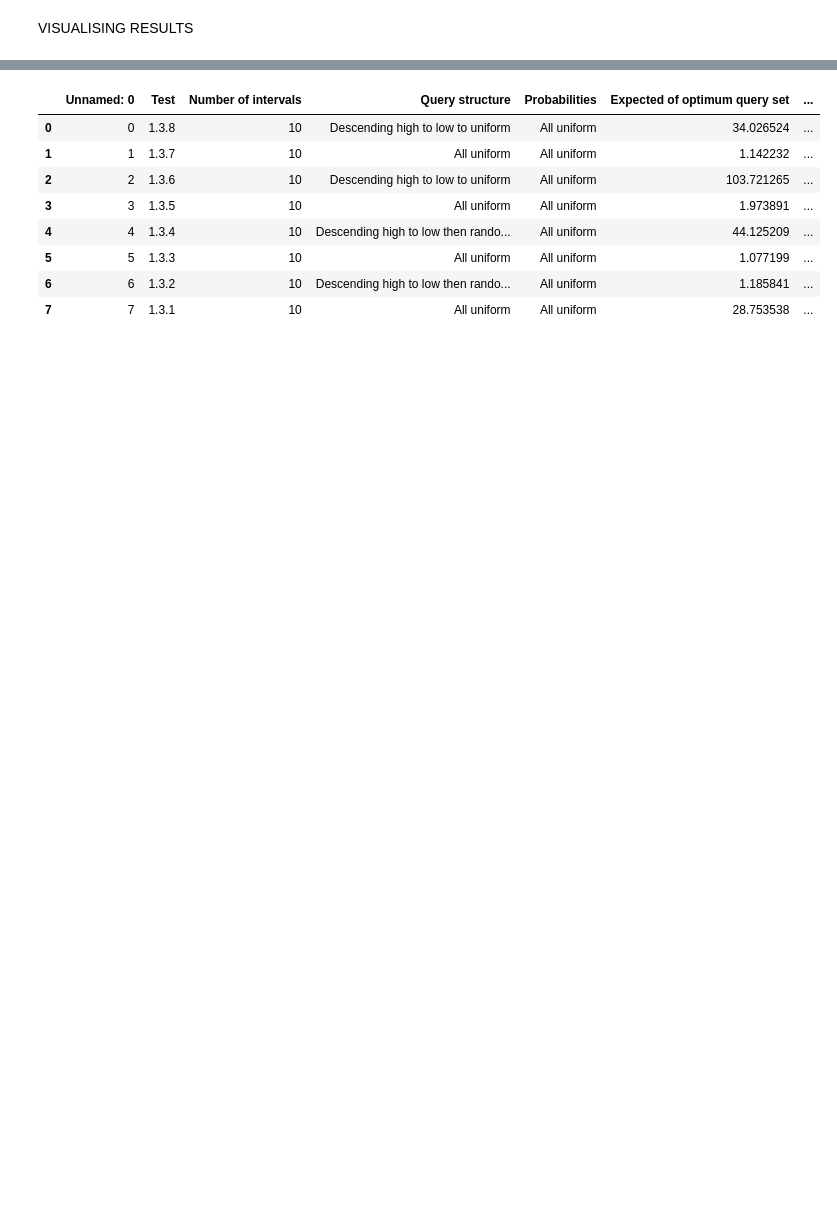
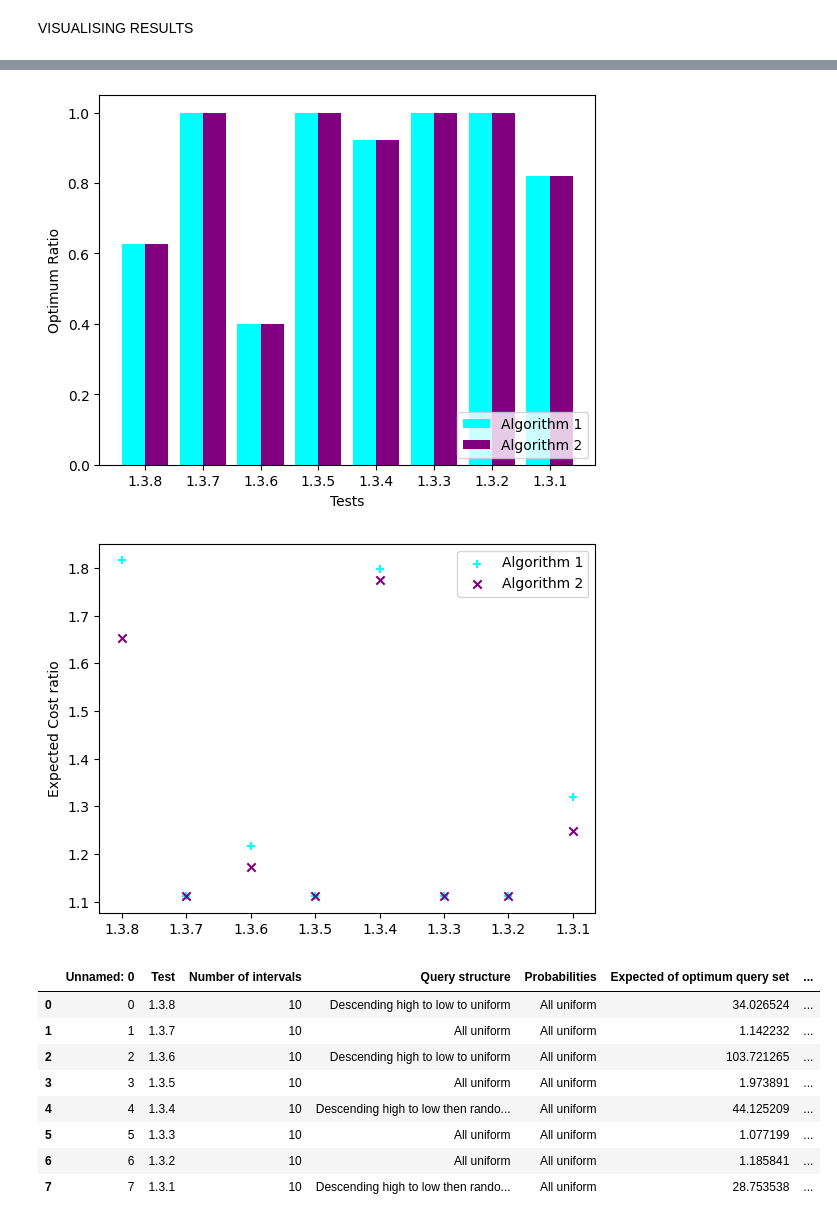
Before and after one commit to nsilz44/stochastic-querying, a Jupyter notebook: visualisations.ipynb, the cells around one changed output, grey strips where cells are left out. Saved outputs shown, nothing was run; the diff lists cells and outputs as text; code cells hidden in the pictures; blank space fills up the shorter version.

```diff
--- a/visualisations.ipynb
+++ b/visualisations.ipynb
@@ -17,4 +67,6 @@ def plot_CDF_expected(approxRatios,heuristicRatios,title,xlabel,ylabel):
 # %%
 uniformMindf = pd.read_csv('uniformityTests.csv')
+plotAverage_expected(uniformMindf,'LOl')
+plot_ratios(uniformMindf,'t')
 uniformMindf.head(12)
 # %% [output]
@@ -21,11 +79,13 @@ uniformMindf.head(12)
+[figure, added]
+[figure, added]
 |  | Unnamed: 0 | Test | Number of intervals | Query structure | Probabilities | Expected of optimum query set | ... |
 | 0 | 0 | 1.3.8 | 10 | Descending high to low to uniform | All uniform | 34.026524 | ... |
 | 1 | 1 | 1.3.7 | 10 | All uniform | All uniform | 1.142232 | ... |
 | 2 | 2 | 1.3.6 | 10 | Descending high to low to uniform | All uniform | 103.721265 | ... |
 | 3 | 3 | 1.3.5 | 10 | All uniform | All uniform | 1.973891 | ... |
 | 4 | 4 | 1.3.4 | 10 | Descending high to low then rando... | All uniform | 44.125209 | ... |
 | 5 | 5 | 1.3.3 | 10 | All uniform | All uniform | 1.077199 | ... |
-| 6 | 6 | 1.3.2 | 10 | Descending high to low then rando... | All uniform | 1.185841 | ... |
-| 7 | 7 | 1.3.1 | 10 | All uniform | All uniform | 28.753538 | ... |
+| 6 | 6 | 1.3.2 | 10 | All uniform | All uniform | 1.185841 | ... |
+| 7 | 7 | 1.3.1 | 10 | Descending high to low then rando... | All uniform | 28.753538 | ... |
 # %%
 probMinDf = pd.read_csv('probabilityTests.csv')
```
Also changed, not shown: parts of 26 cells of this notebook, 3 other files.
